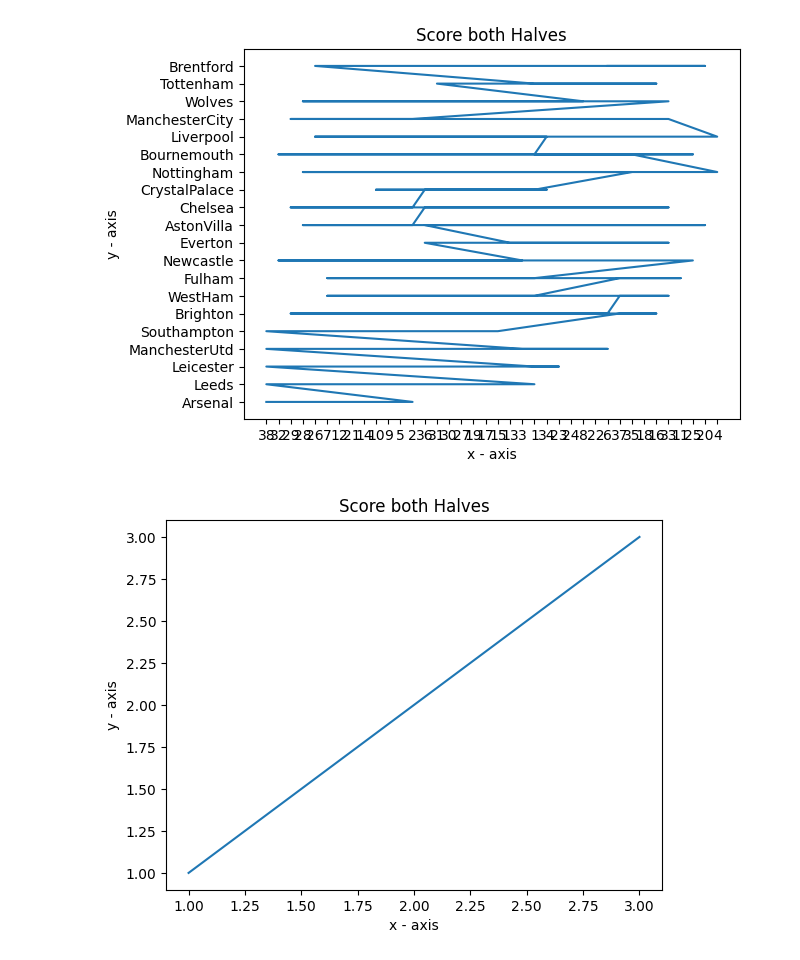
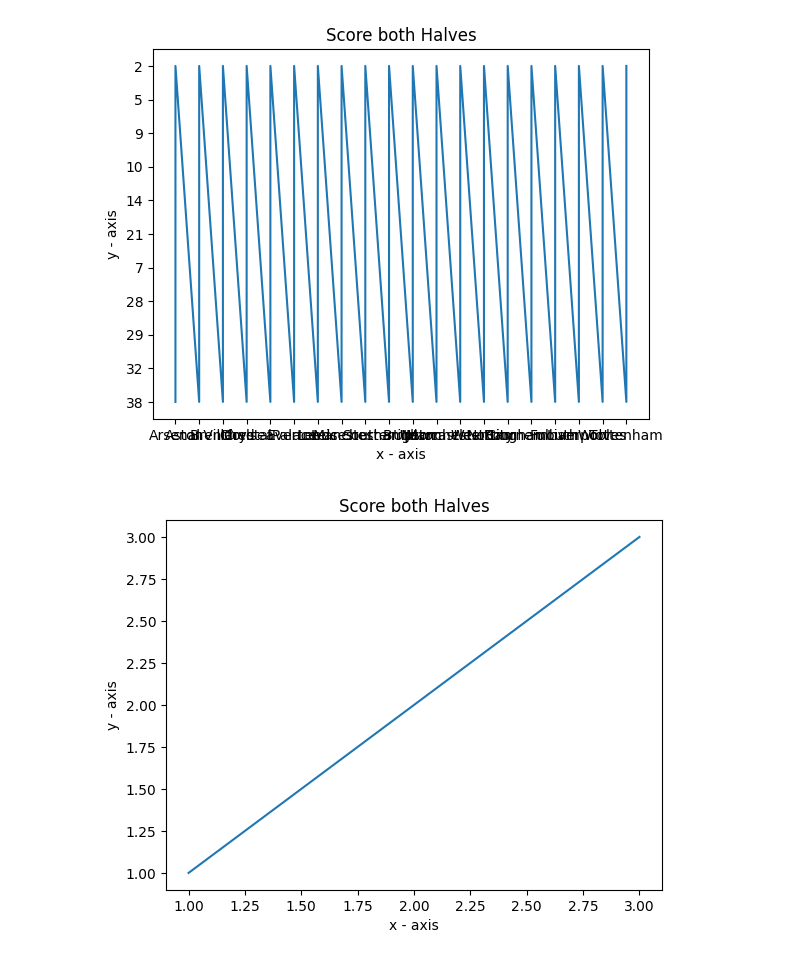
Before and after one commit to Git-Kampion/streaks, a Jupyter notebook: BetAnalysis.ipynb, the cells around one changed output. Drawn from its saved outputs; the diff is of its cells as text; code cells hidden in the pictures.

```diff
--- a/BetAnalysis.ipynb
+++ b/BetAnalysis.ipynb
@@ -9,53 +9,49 @@ engine = sqlalchemy.create_engine('mysql+pymysql://username:password@localhost:3
 conn = pyodbc.connect(r'Driver={Microsoft Access Driver (*.mdb, *.accdb)};DBQ=C:\Users\letenok\Documents\work\Flashscore\streaks\Database1.accdb')
 cursor = conn.cursor()
 
-insert_stmt = "select * from Epl where hhgoal > 0 AND hgoal > hhgoal or ahgoal > 0 AND agoal > ahgoal"
+insert_stmt2 = "select * from Epl where hhgoal > 0 and hgoal > hhgoal"
 data = ("Chelsea")
-cursor.execute(insert_stmt)
+cursor.execute(insert_stmt2)
 sql_data = pd.DataFrame(cursor.fetchall())
 teamCount = 0
 
-"""
-insert_stmt2 = "select * from Epl where hgoal < 0 OR hhgoal < 0"
+
+insert_stmt2 = "select * from Epl "
 data = ("Chelsea")
 cursor.execute(insert_stmt2)
 sql_data2 = pd.DataFrame(cursor.fetchall())
 teamCount = 0
-"""
+
 teams = []
 round = []
 team = []
-for ee in sql_data[0]:
+for ee in sql_data2[0]:
    if ee[3] in teams:
     t = ee[3]
    else:
     teams.append(ee[3])
 
 for w in teams:
     t = w
     for k in sql_data[0]:
-      if k[3] == t:
-         if k[7] > "0" and k[5] > k[7]:
-            round.append(k[1])
-            team.append(t)
-         else:
-           round.append(k[1])
-           team.append(k[4])
+      if k[3] == t and t == "Arsenal":
+         round.append(k[1])
+         team.append(t)
         # print(k)
 plt.plot(round, team)
 
 # naming the x axis
 plt.xlabel('x - axis')
 # naming the y axis
 plt.ylabel('y - axis')
 
 # giving a title to my graph
 plt.title('Score both Halves')
 
 # function to show the plot
 plt.show()
 # %% [output]
-[figure, old version]
+[figure, new version]
 # %%
 import matplotlib.pyplot as plt
 x = [1,2,3]
```
Also changed, not shown: 2 other files.
